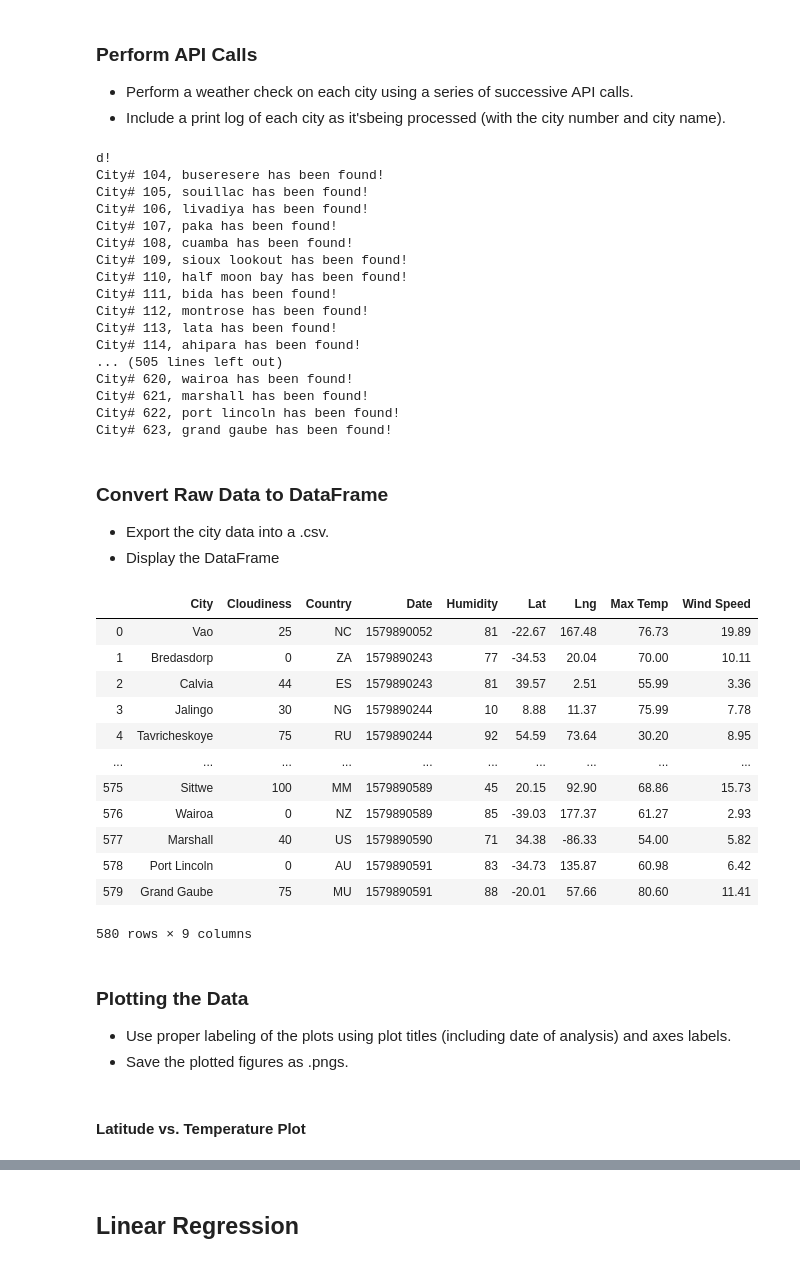
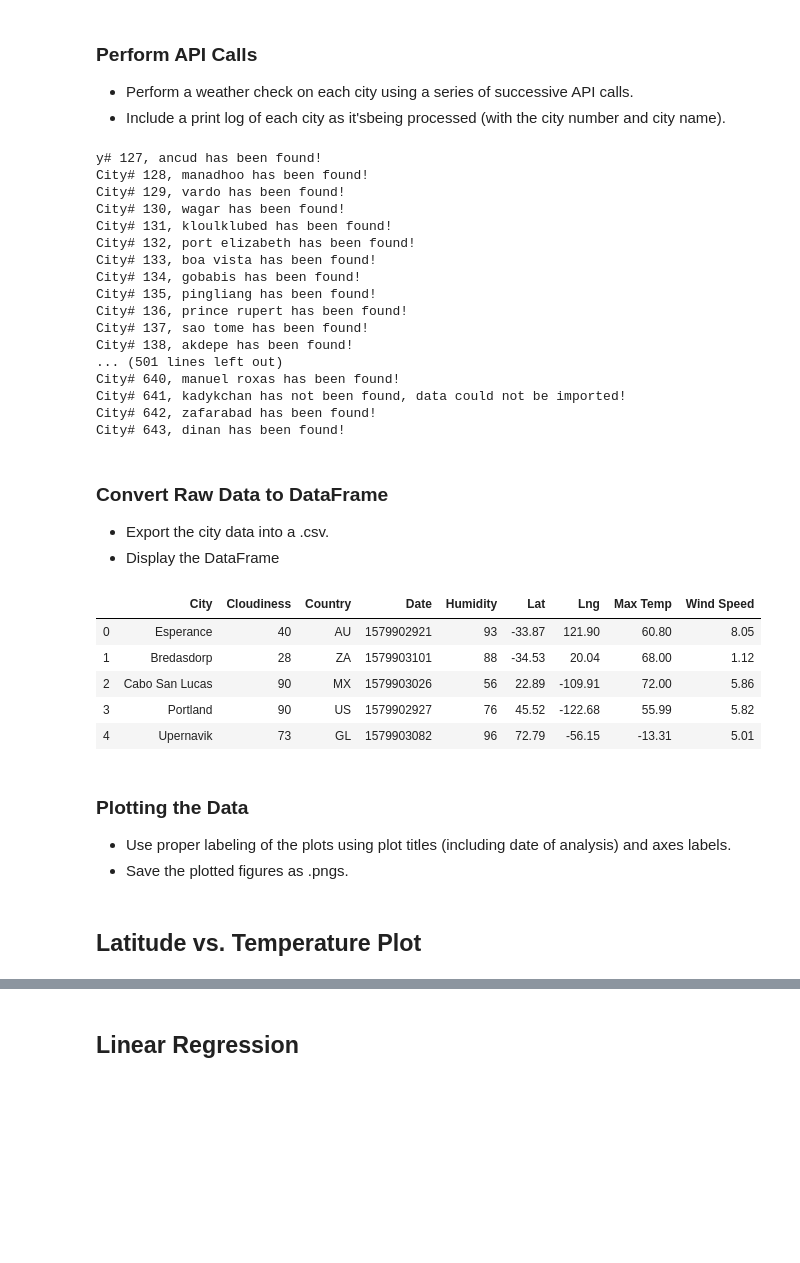
Before and after one commit to jaime030690/python_api_challenge, a Jupyter notebook: starter_code/WeatherPy.ipynb, the cells around one changed output, grey strips where cells are left out. Cells and saved outputs as stored; diff of their text form; code cells hidden in the pictures; blank space fills up the shorter version.

```diff
--- a/starter_code/WeatherPy.ipynb
+++ b/starter_code/WeatherPy.ipynb
@@ -74,11 +74,6 @@ weather_info = {
 count = 1
 
 for city in cities:
-
-    break
-    ''''''''''''''''''''''''''''''''''''''''''''''
-    DO NOT BREAK REMOVE UNLESS NEW DATA'S NEEDED!!
-    ''''''''''''''''''''''''''''''''''''''''''''''
 
     response = requests.get(f'{url}appid={weather_api_key}&units={units}&q={city}').json()
     time.sleep(0.5)
@@ -103,23 +98,23 @@ for city in cities:
 
     count += 1
 # %% [output]
-d!
-City# 104, buseresere has been found!
-City# 105, souillac has been found!
-City# 106, livadiya has been found!
-City# 107, paka has been found!
-City# 108, cuamba has been found!
-City# 109, sioux lookout has been found!
-City# 110, half moon bay has been found!
-City# 111, bida has been found!
-City# 112, montrose has been found!
-City# 113, lata has been found!
-City# 114, ahipara has been found!
-... (505 lines left out)
-City# 620, wairoa has been found!
-City# 621, marshall has been found!
-City# 622, port lincoln has been found!
-City# 623, grand gaube has been found!
+y# 127, ancud has been found!
+City# 128, manadhoo has been found!
+City# 129, vardo has been found!
+City# 130, wagar has been found!
+City# 131, kloulklubed has been found!
+City# 132, port elizabeth has been found!
+City# 133, boa vista has been found!
+City# 134, gobabis has been found!
+City# 135, pingliang has been found!
+City# 136, prince rupert has been found!
+City# 137, sao tome has been found!
+City# 138, akdepe has been found!
+... (501 lines left out)
+City# 640, manuel roxas has been found!
+City# 641, kadykchan has not been found, data could not be imported!
+City# 642, zafarabad has been found!
+City# 643, dinan has been found!
 # %% [markdown]
 ### Convert Raw Data to DataFrame
 * Export the city data into a .csv.
@@ -127,27 +122,21 @@ City# 623, grand gaube has been found!
 # %%
 weather_df = pd.DataFrame(weather_info)
 weather_df.to_csv('../output_data/cities.csv', index = False)
-weather_df
+
+weather_df.head()
 # %% [output]
 |  | City | Cloudiness | Country | Date | Humidity | Lat | Lng | Max Temp | Wind Speed |
-| 0 | Vao | 25 | NC | 1579890052 | 81 | -22.67 | 167.48 | 76.73 | 19.89 |
-| 1 | Bredasdorp | 0 | ZA | 1579890243 | 77 | -34.53 | 20.04 | 70.00 | 10.11 |
-| 2 | Calvia | 44 | ES | 1579890243 | 81 | 39.57 | 2.51 | 55.99 | 3.36 |
-| 3 | Jalingo | 30 | NG | 1579890244 | 10 | 8.88 | 11.37 | 75.99 | 7.78 |
-| 4 | Tavricheskoye | 75 | RU | 1579890244 | 92 | 54.59 | 73.64 | 30.20 | 8.95 |
-| ... | ... | ... | ... | ... | ... | ... | ... | ... | ... |
-| 575 | Sittwe | 100 | MM | 1579890589 | 45 | 20.15 | 92.90 | 68.86 | 15.73 |
-| 576 | Wairoa | 0 | NZ | 1579890589 | 85 | -39.03 | 177.37 | 61.27 | 2.93 |
-| 577 | Marshall | 40 | US | 1579890590 | 71 | 34.38 | -86.33 | 54.00 | 5.82 |
-| 578 | Port Lincoln | 0 | AU | 1579890591 | 83 | -34.73 | 135.87 | 60.98 | 6.42 |
-| 579 | Grand Gaube | 75 | MU | 1579890591 | 88 | -20.01 | 57.66 | 80.60 | 11.41 |
+| 0 | Esperance | 40 | AU | 1579902921 | 93 | -33.87 | 121.90 | 60.80 | 8.05 |
+| 1 | Bredasdorp | 28 | ZA | 1579903101 | 88 | -34.53 | 20.04 | 68.00 | 1.12 |
+| 2 | Cabo San Lucas | 90 | MX | 1579903026 | 56 | 22.89 | -109.91 | 72.00 | 5.86 |
+| 3 | Portland | 90 | US | 1579902927 | 76 | 45.52 | -122.68 | 55.99 | 5.82 |
+| 4 | Upernavik | 73 | GL | 1579903082 | 96 | 72.79 | -56.15 | -13.31 | 5.01 |
-580 rows × 9 columns
 # %% [markdown]
 ### Plotting the Data
 * Use proper labeling of the plots using plot titles (including date of analysis) and axes labels.
 * Save the plotted figures as .pngs.
 # %% [markdown]
-#### Latitude vs. Temperature Plot
+## Latitude vs. Temperature Plot
 # %%
 x_axis = weather_df['Lat']
 y_axis = weather_df['Max Temp']
```
Also changed, not shown: parts of 31 cells of this notebook, 1 other file.
